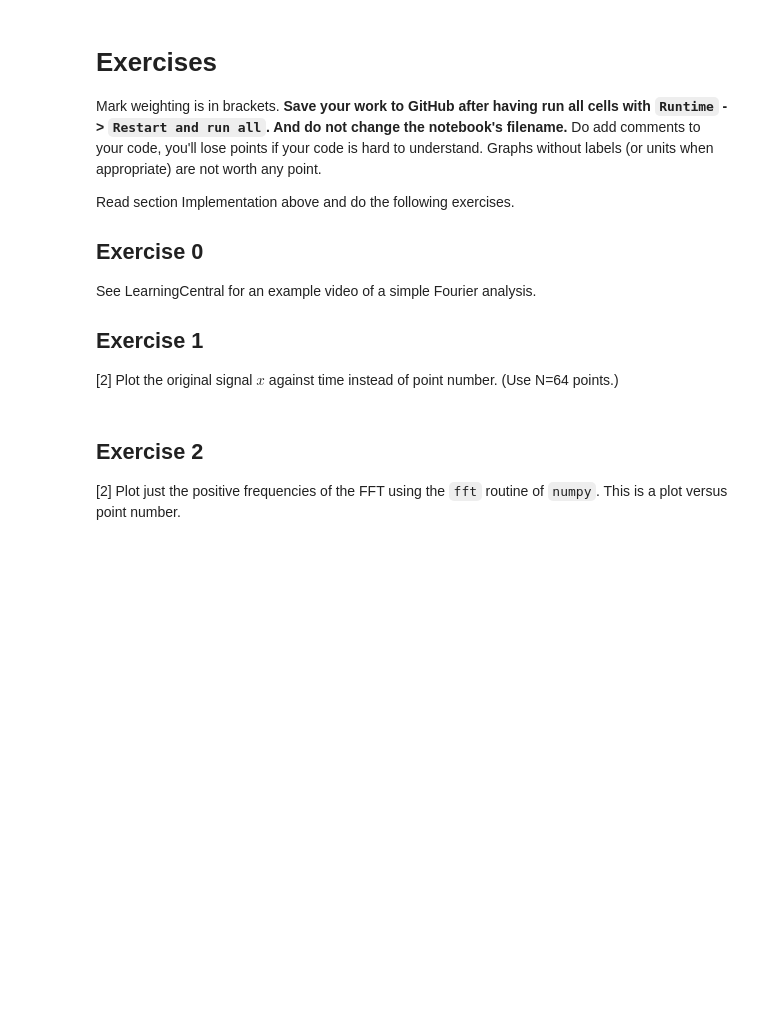
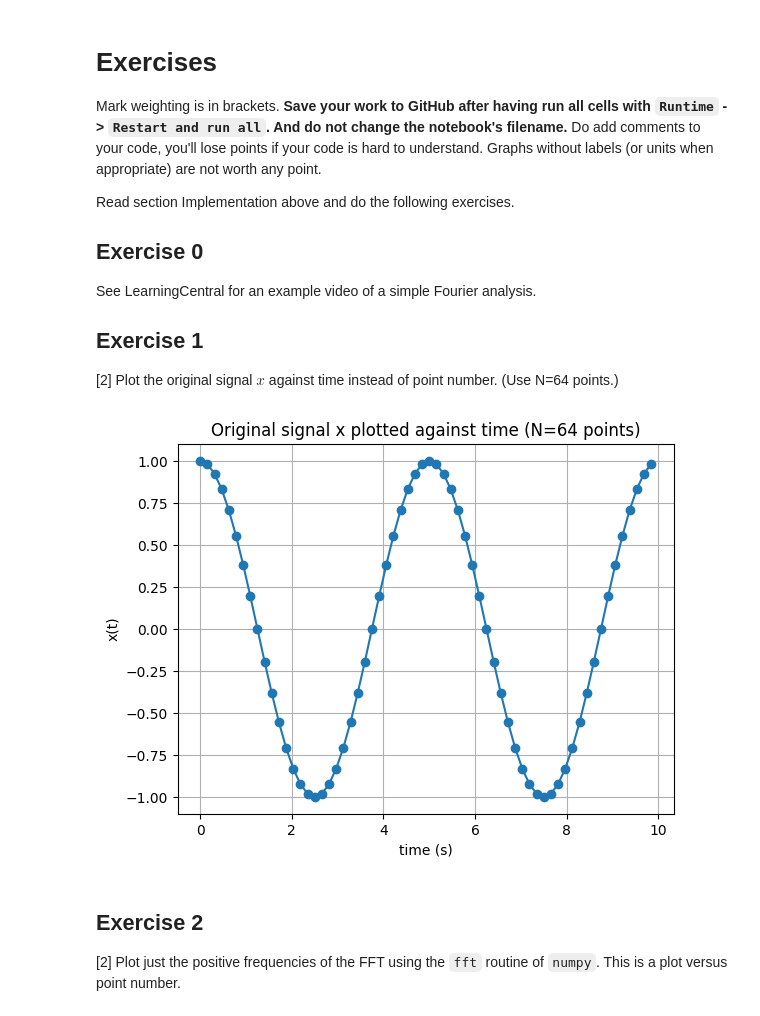
Before and after one commit to PX2145-2025/week-10-b-omarnemary2005-commits, a Jupyter notebook: FFT.ipynb, the cells around one changed output. Cells and saved outputs as stored; diff of their text form; code cells hidden in the pictures; blank space fills up the shorter version.

```diff
--- a/FFT.ipynb
+++ b/FFT.ipynb
@@ -300,6 +300,26 @@ See LearningCentral for an example video of a simple Fourier analysis.
 
 ## Exercise 1
 [2] Plot the original signal $x$ against time instead of point number. (Use N=64 points.)
+# %%
+# Using the same original signal from the notebook,
+# but now with N = 64 points and plotting against time
+
+N = 64  # Number of points
+tau = 10.0  # time length
+t = np.linspace(0, tau, N, endpoint=False) # time arra
+
+f = 0.2  # frequency in HZ
+x = np.cos(2*np.pi*f*t)  #  x array, amplitude 1.0
+
+# Plot
+plt.plot(t, x, 'o-')
+plt.title('Original signal x plotted against time (N=64 points)')
+plt.xlabel('time (s)')
+plt.ylabel('x(t)')
+plt.grid()
+plt.show()
+# %% [output]
+[figure, added]
 # %% [markdown]
 
 ## Exercise 2
```
